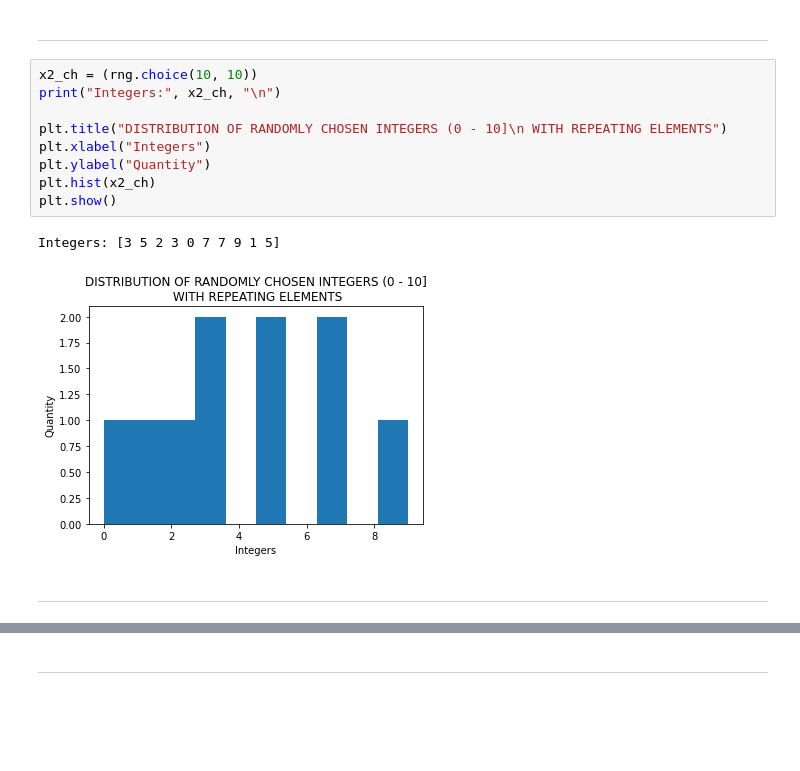
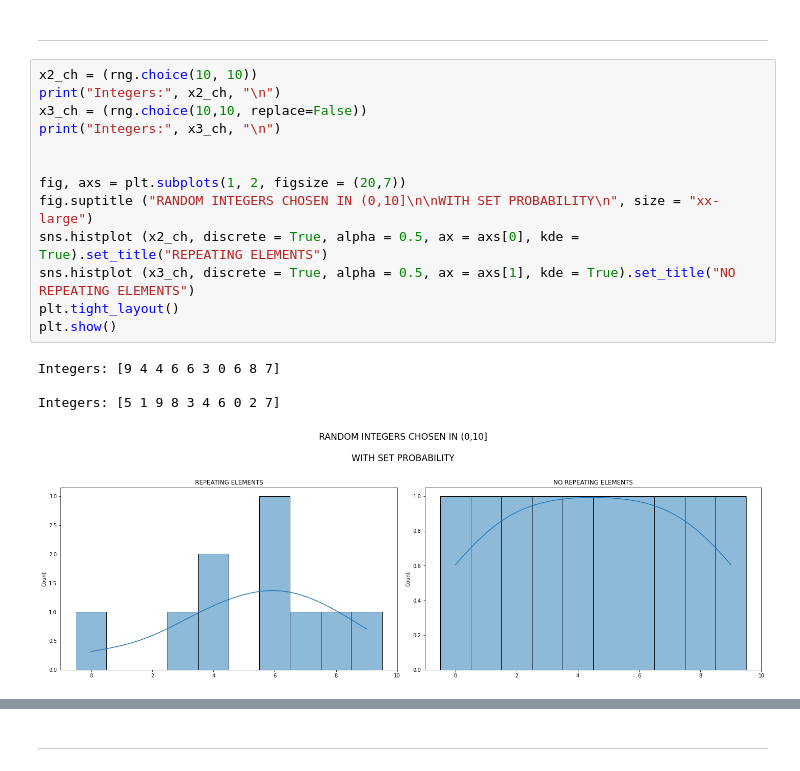
Before and after one commit to AnteDujic/Programming-for-Data-Analysis, a Jupyter notebook: numpy-random.ipynb, the cells around one changed output, grey strips where cells are left out. Cells and saved outputs as stored; diff of their text form; blank space fills up the shorter version.

```diff
--- a/numpy-random.ipynb
+++ b/numpy-random.ipynb
@@ -365,14 +349,18 @@ rng.choice (100)
 # %%
 x2_ch = (rng.choice(10, 10))
 print("Integers:", x2_ch, "\n")
+x3_ch = (rng.choice(10,10, replace=False))
+print("Integers:", x3_ch, "\n")
 
-plt.title("DISTRIBUTION OF RANDOMLY CHOSEN INTEGERS (0 - 10]\n WITH REPEATING ELEMENTS")
-plt.xlabel("Integers")
-plt.ylabel("Quantity")
-plt.hist(x2_ch)
+
+fig, axs = plt.subplots(1, 2, figsize = (20,7))
+fig.suptitle ("RANDOM INTEGERS CHOSEN IN (0,10]\n\nWITH SET PROBABILITY\n", size = "xx-large")
+sns.histplot (x2_ch, discrete = True, alpha = 0.5, ax = axs[0], kde = True).set_title("REPEATING ELEMENTS")
+sns.histplot (x3_ch, discrete = True, alpha = 0.5, ax = axs[1], kde = True).set_title("NO REPEATING ELEMENTS")
+plt.tight_layout()
 plt.show()
 # %% [output]
-Integers: [3 5 2 3 0 7 7 9 1 5]
+Integers: [9 4 4 6 6 3 0 6 8 7]
+
+Integers: [5 1 9 8 3 4 6 0 2 7]
-[figure, old version]
+[figure, new version]
-# %% [markdown]
-***
```
Also changed, not shown: parts of 81 cells of this notebook.
